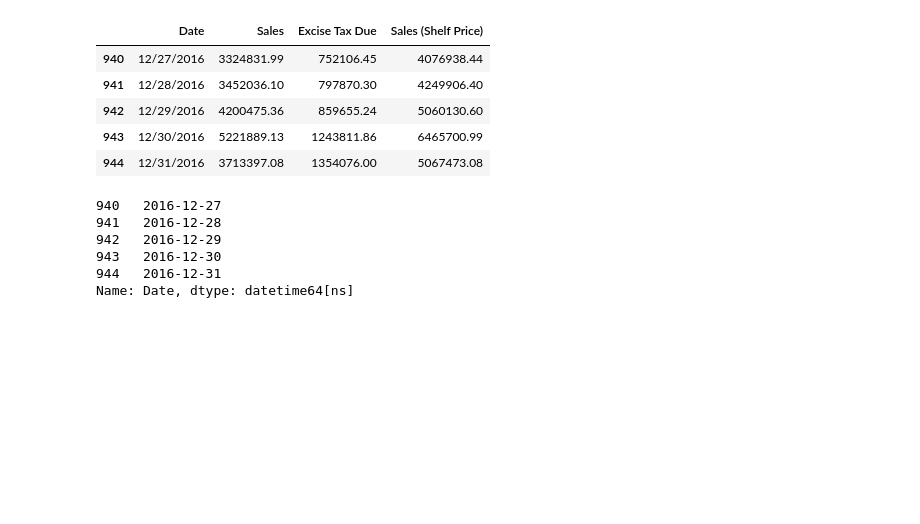
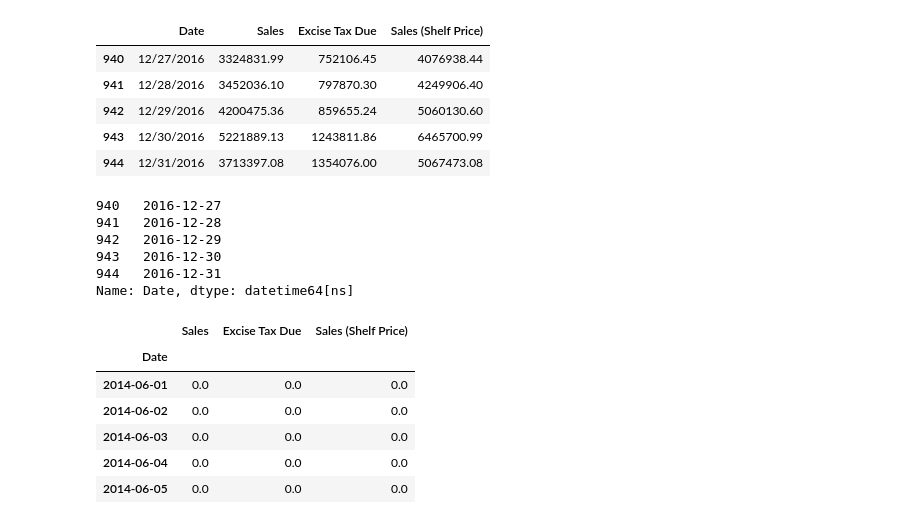
Before and after one commit to accacheung/MAKVL, a Jupyter notebook: vchou/WA_revenue.ipynb, the cells around one changed output. Cells and saved outputs as stored; diff of their text form; code cells hidden in the pictures; blank space fills up the shorter version.

```diff
--- a/vchou/WA_revenue.ipynb
+++ b/vchou/WA_revenue.ipynb
@@ -30,3 +31,14 @@ revenue_df["Date"].tail()
 943   2016-12-30
 944   2016-12-31
 Name: Date, dtype: datetime64[ns]
+# %%
+revenue_date_index = revenue_df.set_index("Date")
+revenue_date_index.head()
+# %% [output]
+|  | Sales | Excise Tax Due | Sales (Shelf Price) |
+| Date |  |  |  |
+| 2014-06-01 | 0.0 | 0.0 | 0.0 |
+| 2014-06-02 | 0.0 | 0.0 | 0.0 |
+| 2014-06-03 | 0.0 | 0.0 | 0.0 |
+| 2014-06-04 | 0.0 | 0.0 | 0.0 |
+| 2014-06-05 | 0.0 | 0.0 | 0.0 |
```
Also changed, not shown: parts of 10 cells of this notebook.
